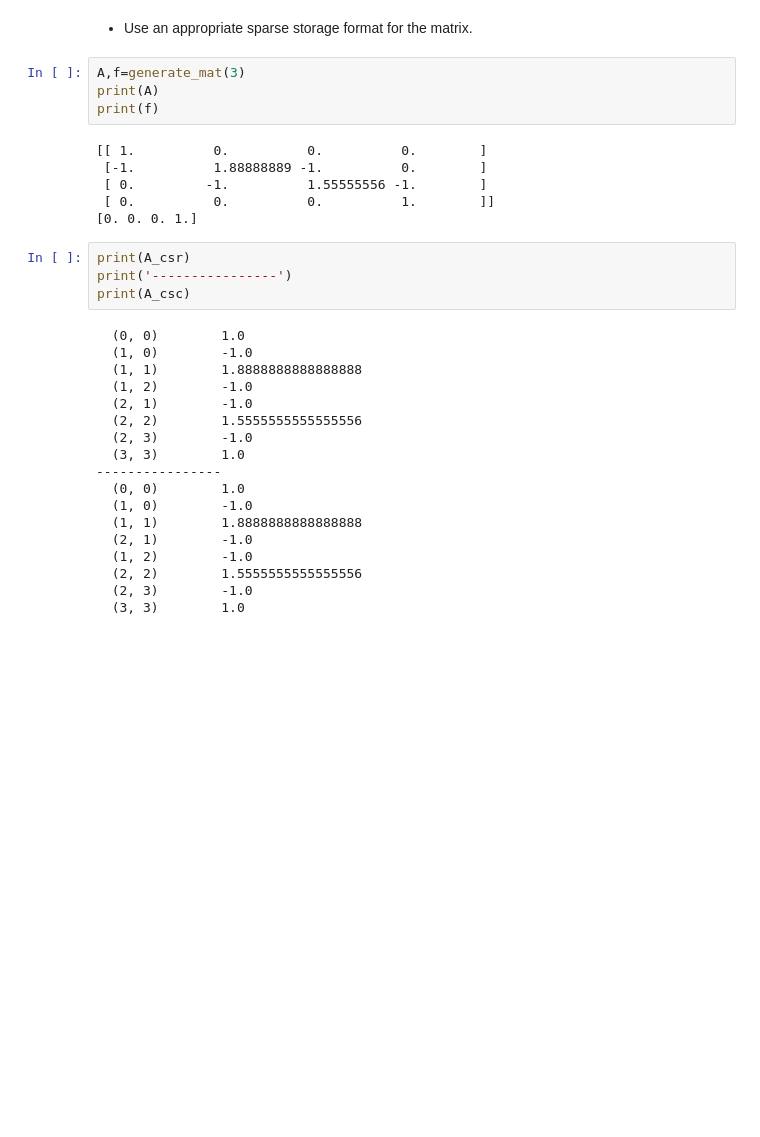
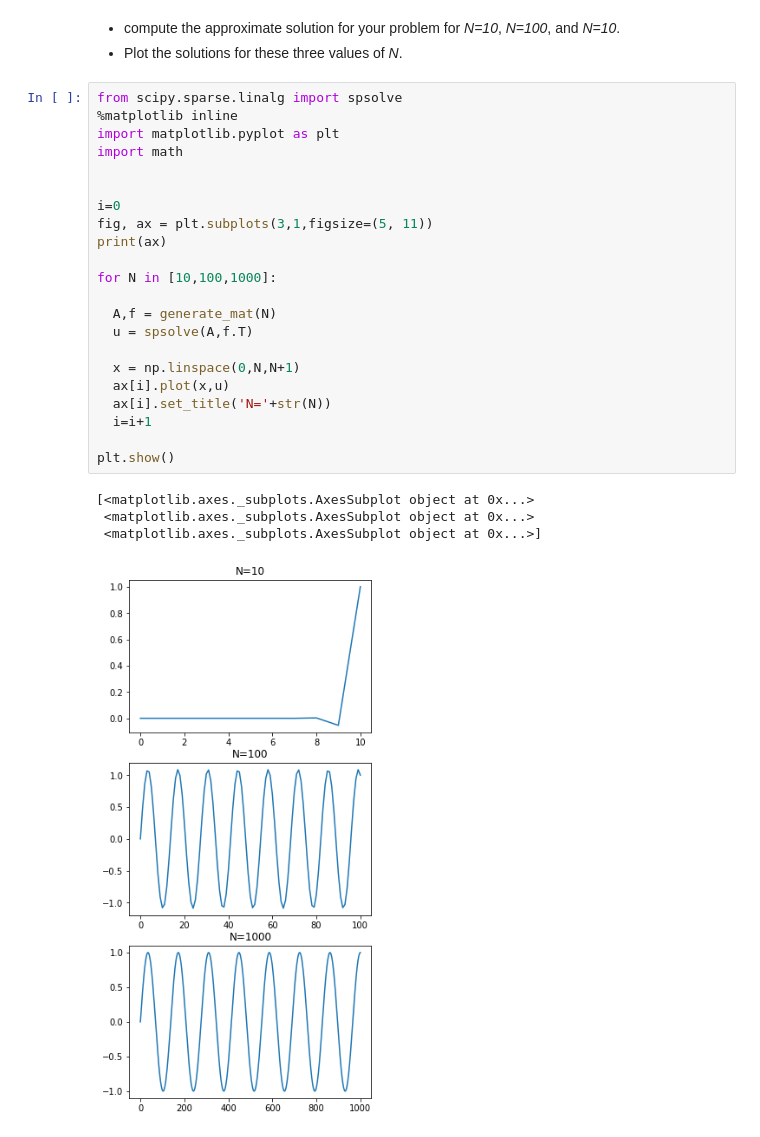
Before and after one commit to YRYoung/HPC, a Jupyter notebook: Assigenment/Assignment_2.ipynb, the cells around one changed output. Drawn from its saved outputs; the diff is of its cells as text; blank space fills up the shorter version.

```diff
--- a/Assigenment/Assignment_2.ipynb
+++ b/Assigenment/Assignment_2.ipynb
@@ -27,34 +47,30 @@ ImportError: cannot import name 'csr_array' from 'scipy.sparse' (C:\Program File
-# %% [markdown]
- * Use an appropriate sparse storage format for the matrix.
-# %%
-A,f=generate_mat(3)
-print(A)
-print(f)
-# %% [output]
-[[ 1.          0.          0.          0.        ]
- [-1.          1.88888889 -1.          0.        ]
- [ 0.         -1.          1.55555556 -1.        ]
- [ 0.          0.          0.          1.        ]]
-[0. 0. 0. 1.]
-# %%
-print(A_csr)
-print('----------------')
-print(A_csc)
-# %% [output]
-  (0, 0)        1.0
-  (1, 0)        -1.0
-  (1, 1)        1.8888888888888888
-  (1, 2)        -1.0
-  (2, 1)        -1.0
-  (2, 2)        1.5555555555555556
-  (2, 3)        -1.0
-  (3, 3)        1.0
-----------------
-  (0, 0)        1.0
-  (1, 0)        -1.0
-  (1, 1)        1.8888888888888888
-  (2, 1)        -1.0
-  (1, 2)        -1.0
-  (2, 2)        1.5555555555555556
-  (2, 3)        -1.0
-  (3, 3)        1.0
+# %% [markdown]
+* compute the approximate solution for your problem for *N=10*, *N=100*, and *N=10*.
+* Plot the solutions for these three values of *N*.
+# %%
+from scipy.sparse.linalg import spsolve
+%matplotlib inline
+import matplotlib.pyplot as plt
+import math
+
+
+i=0
+fig, ax = plt.subplots(3,1,figsize=(5, 11))
+print(ax)
+
+for N in [10,100,1000]:
+
+  A,f = generate_mat(N)
+  u = spsolve(A,f.T)
+
+  x = np.linspace(0,N,N+1)
+  ax[i].plot(x,u)
+  ax[i].set_title('N='+str(N))
+  i=i+1
+
+plt.show()
+# %% [output]
+[<matplotlib.axes._subplots.AxesSubplot object at 0x...>
+ <matplotlib.axes._subplots.AxesSubplot object at 0x...>
+ <matplotlib.axes._subplots.AxesSubplot object at 0x...>]
+[figure, added]
```
Also changed, not shown: parts of 11 cells of this notebook.
